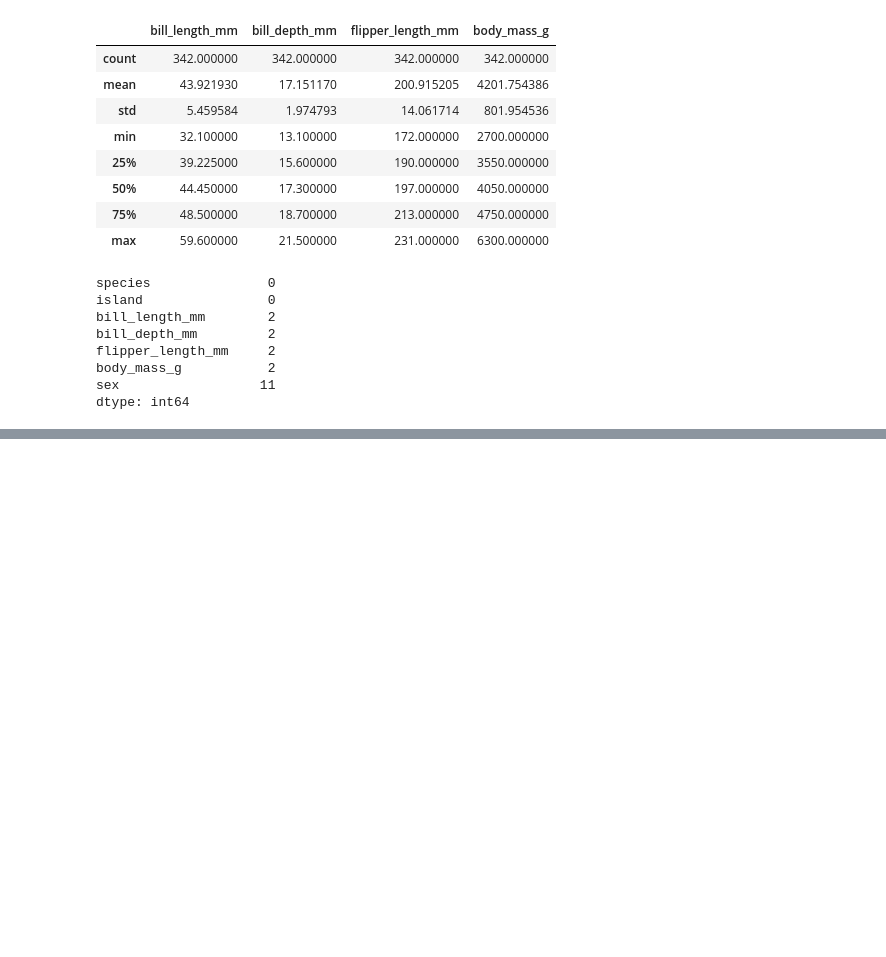
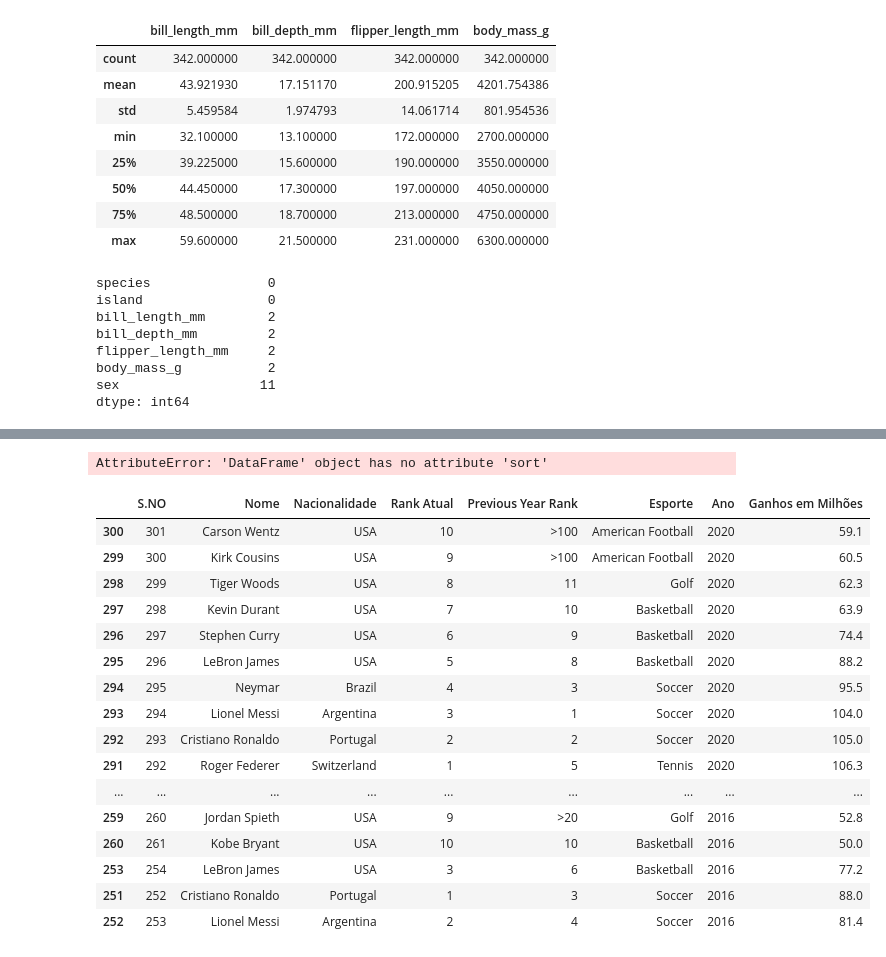
Before and after one commit to JhonCostaDev/Ada-Coders-2024, a Jupyter notebook: data_engineering/tecnicas_programação/aula_5/exer.ipynb, the cells around one changed output, grey strips where cells are left out. Cells and saved outputs as stored; diff of their text form; code cells hidden in the pictures; blank space fills up the shorter version.

```diff
--- a/data_engineering/tecnicas_programação/aula_5/exer.ipynb
+++ b/data_engineering/tecnicas_programação/aula_5/exer.ipynb
@@ -69,3 +69,6 @@ flipper_length_mm     2
 body_mass_g           2
 sex                  11
 dtype: int64
+# %%
+df_forbes = pd.read_csv('Forbes_Richest_Atheletes_1990_2020.csv')
+df_forbes
@@ -71,0 +144,3 @@ dtype: int64
+# %%
+#df_costumers.rename(columns={"UUID": "Id"}, inplace=True)
+df_forbes.rename(columns={'Name': 'Nome', 'Sport': 'Esporte', 'Year':'Ano', 'earnings ($ million)':'Ganhos em Milhões'}, inplace=True)
@@ -71,0 +163,4 @@ dtype: int64
+# %%
+df_forbes.rename(columns={'Nationality': 'Nacionalidade'}, inplace=True)
+df_forbes.rename(columns={'Current Rank': 'Rank Atual'}, inplace=True)
+df_forbes
@@ -71,0 +181,25 @@ dtype: int64
+# %%
+df_forbes[df_forbes['Ano'] > 2000].sort()
+# %% [output]
+AttributeError: 'DataFrame' object has no attribute 'sort'
+# %%
+#df.sort_values(by='ano')
+df_forbes.sort_values(by='Ano', ascending=False).head(50)
+# %% [output]
+|  | S.NO | Nome | Nacionalidade | Rank Atual | Previous Year Rank | Esporte | Ano | Ganhos em Milhões |
+| 300 | 301 | Carson Wentz | USA | 10 | >100 | American Football | 2020 | 59.1 |
+| 299 | 300 | Kirk Cousins | USA | 9 | >100 | American Football | 2020 | 60.5 |
+| 298 | 299 | Tiger Woods | USA | 8 | 11 | Golf | 2020 | 62.3 |
+| 297 | 298 | Kevin Durant | USA | 7 | 10 | Basketball | 2020 | 63.9 |
+| 296 | 297 | Stephen Curry | USA | 6 | 9 | Basketball | 2020 | 74.4 |
+| 295 | 296 | LeBron James | USA | 5 | 8 | Basketball | 2020 | 88.2 |
+| 294 | 295 | Neymar | Brazil | 4 | 3 | Soccer | 2020 | 95.5 |
+| 293 | 294 | Lionel Messi | Argentina | 3 | 1 | Soccer | 2020 | 104.0 |
+| 292 | 293 | Cristiano Ronaldo | Portugal | 2 | 2 | Soccer | 2020 | 105.0 |
+| 291 | 292 | Roger Federer | Switzerland | 1 | 5 | Tennis | 2020 | 106.3 |
+| ... | ... | ... | ... | ... | ... | ... | ... | ... |
+| 259 | 260 | Jordan Spieth | USA | 9 | >20 | Golf | 2016 | 52.8 |
+| 260 | 261 | Kobe Bryant | USA | 10 | 10 | Basketball | 2016 | 50.0 |
+| 253 | 254 | LeBron James | USA | 3 | 6 | Basketball | 2016 | 77.2 |
+| 251 | 252 | Cristiano Ronaldo | Portugal | 1 | 3 | Soccer | 2016 | 88.0 |
+| 252 | 253 | Lionel Messi | Argentina | 2 | 4 | Soccer | 2016 | 81.4 |
```
Also changed, not shown: parts of 11 cells of this notebook, 7 other files.
